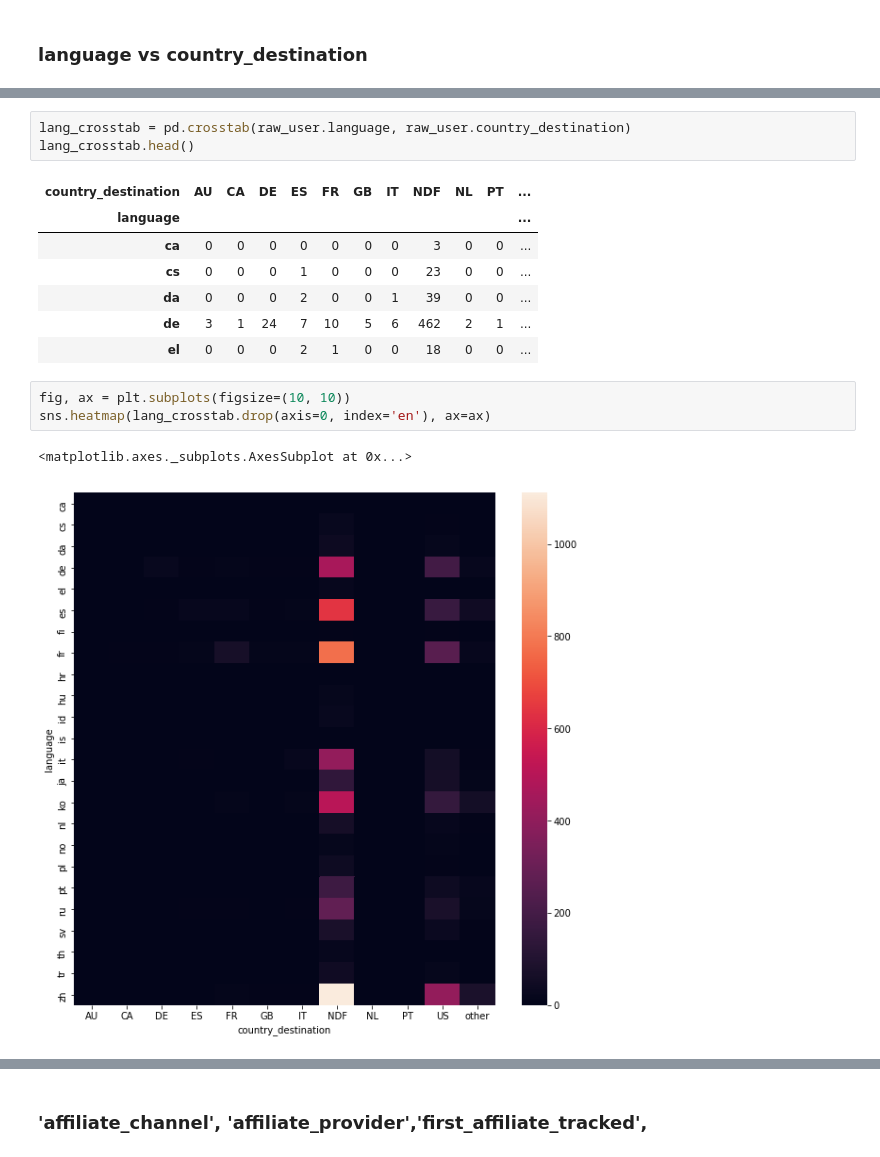
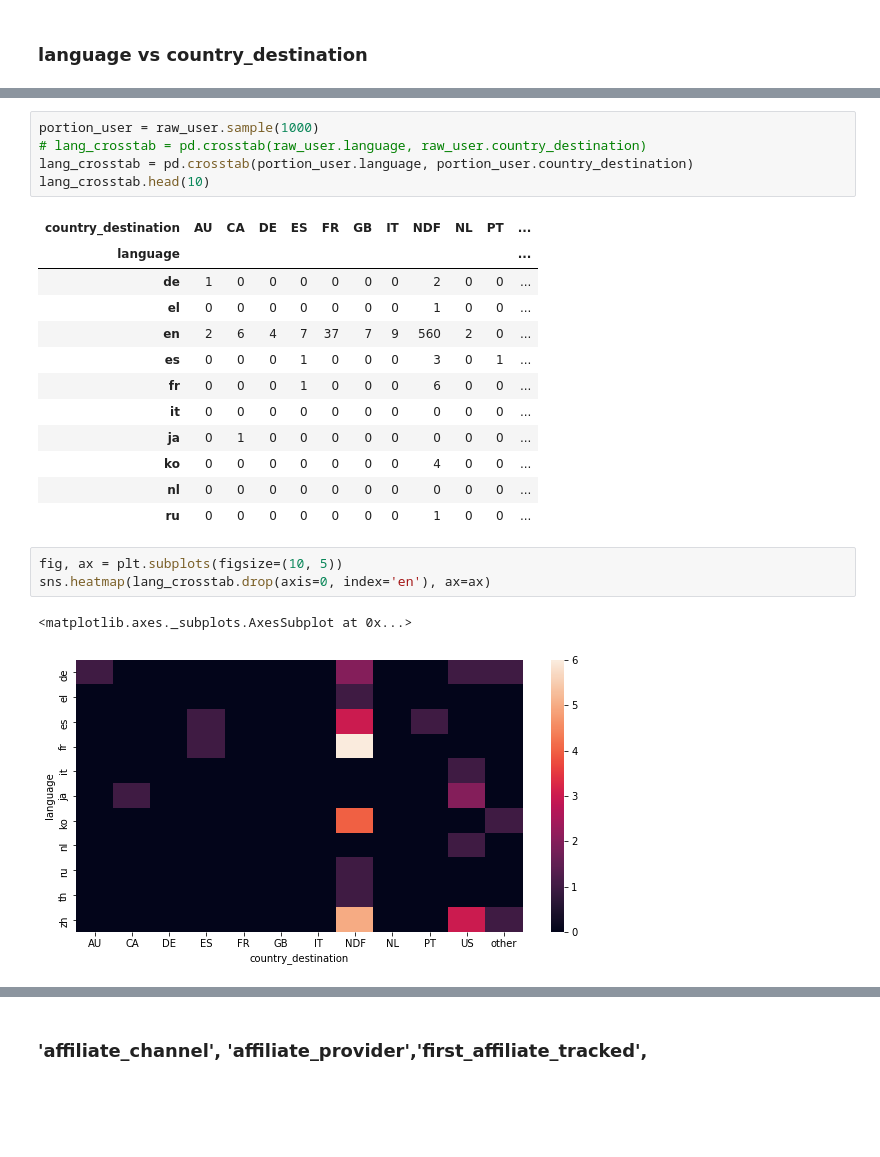
Before and after one commit to khanhduyn/coderschool_ml_jul18, a Jupyter notebook: kaggle/airbnb/kaggle_airbnb.ipynb, the cells around one changed output, grey strips where cells are left out. Drawn from its saved outputs; the diff is of its cells as text; blank space fills up the shorter version.

```diff
--- a/kaggle/airbnb/kaggle_airbnb.ipynb
+++ b/kaggle/airbnb/kaggle_airbnb.ipynb
@@ -442,22 +436,29 @@ ca         5
 hr         2
 Name: language, dtype: int64
 # %%
-lang_crosstab = pd.crosstab(raw_user.language, raw_user.country_destination)
-lang_crosstab.head()
+portion_user = raw_user.sample(1000)
+# lang_crosstab = pd.crosstab(raw_user.language, raw_user.country_destination)
+lang_crosstab = pd.crosstab(portion_user.language, portion_user.country_destination)
+lang_crosstab.head(10)
 # %% [output]
 | country_destination | AU | CA | DE | ES | FR | GB | IT | NDF | NL | PT | ... |
 | language |  |  |  |  |  |  |  |  |  |  | ... |
-| ca | 0 | 0 | 0 | 0 | 0 | 0 | 0 | 3 | 0 | 0 | ... |
-| cs | 0 | 0 | 0 | 1 | 0 | 0 | 0 | 23 | 0 | 0 | ... |
-| da | 0 | 0 | 0 | 2 | 0 | 0 | 1 | 39 | 0 | 0 | ... |
-| de | 3 | 1 | 24 | 7 | 10 | 5 | 6 | 462 | 2 | 1 | ... |
-| el | 0 | 0 | 0 | 2 | 1 | 0 | 0 | 18 | 0 | 0 | ... |
+| de | 1 | 0 | 0 | 0 | 0 | 0 | 0 | 2 | 0 | 0 | ... |
+| el | 0 | 0 | 0 | 0 | 0 | 0 | 0 | 1 | 0 | 0 | ... |
+| en | 2 | 6 | 4 | 7 | 37 | 7 | 9 | 560 | 2 | 0 | ... |
+| es | 0 | 0 | 0 | 1 | 0 | 0 | 0 | 3 | 0 | 1 | ... |
+| fr | 0 | 0 | 0 | 1 | 0 | 0 | 0 | 6 | 0 | 0 | ... |
+| it | 0 | 0 | 0 | 0 | 0 | 0 | 0 | 0 | 0 | 0 | ... |
+| ja | 0 | 1 | 0 | 0 | 0 | 0 | 0 | 0 | 0 | 0 | ... |
+| ko | 0 | 0 | 0 | 0 | 0 | 0 | 0 | 4 | 0 | 0 | ... |
+| nl | 0 | 0 | 0 | 0 | 0 | 0 | 0 | 0 | 0 | 0 | ... |
+| ru | 0 | 0 | 0 | 0 | 0 | 0 | 0 | 1 | 0 | 0 | ... |
 # %%
-fig, ax = plt.subplots(figsize=(10, 10))
+fig, ax = plt.subplots(figsize=(10, 5))
 sns.heatmap(lang_crosstab.drop(axis=0, index='en'), ax=ax)
 # %% [output]
 <matplotlib.axes._subplots.AxesSubplot at 0x...>
-[figure, old version]
+[figure, new version]
 # %%
 sns.heatmap(lang_crosstab)
 # %% [output]
```
Also changed, not shown: parts of 13 cells of this notebook, 1 other file.
